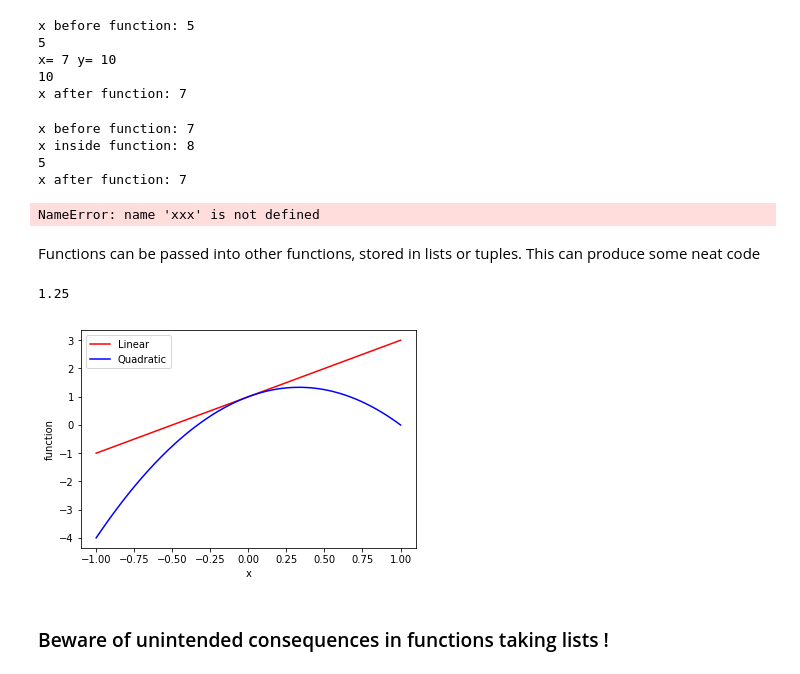
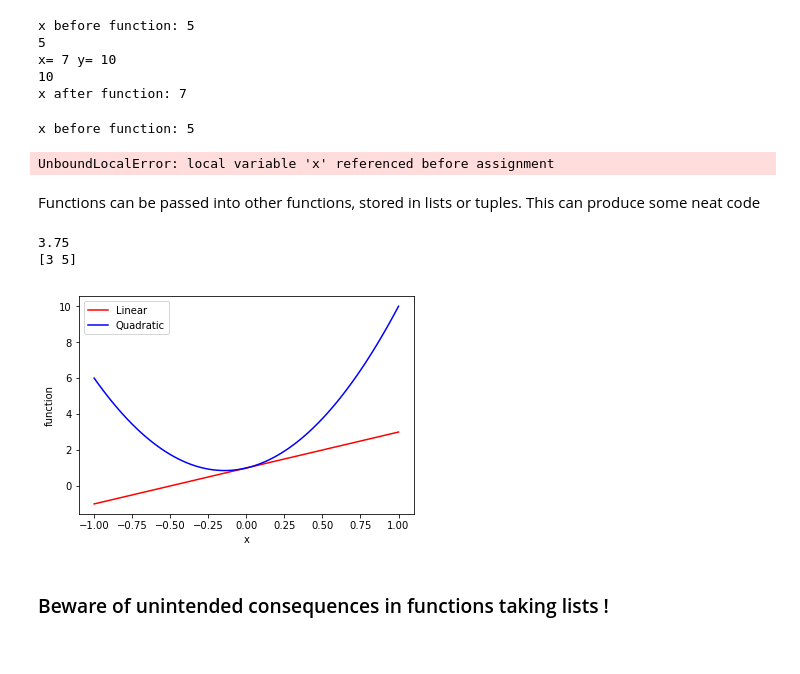
Before and after one commit to ds-connectors/PHYSICS-88, a Jupyter notebook: sp19/Week03-04/Lecture02.ipynb, the cells around one changed output. Cells and saved outputs as stored; diff of their text form; code cells hidden in the pictures.

```diff
--- a/sp19/Week03-04/Lecture02.ipynb
+++ b/sp19/Week03-04/Lecture02.ipynb
@@ -419,60 +447,60 @@ x= 7 y= 10
 10
 x after function: 7
 # %%
-xx = 5
+x = 5
 def test():
+#    print('x inside the function = ',x)
     y = 10
     x = 8                   # assignment operator creates a local copy with the same name ! Beware !!!
     print ('x inside function:',x)
-    print(xx)
-    xxx=5
+#    print(xx)
+#    xxx=5
     return
 
 print ('x before function:',x)
 test()
 print ('x after function:',x)
-print(xxx)
+#print(xxx)
 # %% [output]
-x before function: 7
-x inside function: 8
-5
-x after function: 7
+x before function: 5
-NameError: name 'xxx' is not defined
+UnboundLocalError: local variable 'x' referenced before assignment
 # %% [markdown]
 Functions can be passed into other functions, stored in lists or tuples. This can produce some neat code
 # %%
 def lin(x):
     '''Compute polynomal of 1st degree, parameters p0,p1 are global'''
     global p0,p1             # didn't I say this was a bad idea ?
     return p0+p1*x
 
 def sq(x):
     global p0, p1, p2
     return p0+p1*x+p2*x*x    # why didn't I write x**2 ?
 
 #define global parameters
 p0 = 1
 p1 = 2
-p2 = -3
+p2 = +7
 
 print (sq(0.5))
+print(lin(np.array((1,2))))
 
 # import libraries
 import numpy as np
 import matplotlib.pyplot as plt
 %matplotlib inline
 
 # produce a plot
 x = np.linspace(-1,1,100)
 plt.plot(x,lin(x),'r-')
 plt.plot(x,sq(x),'b-')
 plt.xlabel('x')
 plt.ylabel('function')
 plt.legend(['Linear','Quadratic'],loc=2)
 plt.show()
 # %% [output]
-1.25
+3.75
+[3 5]
-[figure, old version]
+[figure, new version]
 # %% [markdown]
 ### Beware of unintended consequences in functions taking lists !
 # %%
```
Also changed, not shown: parts of 15 cells of this notebook.
